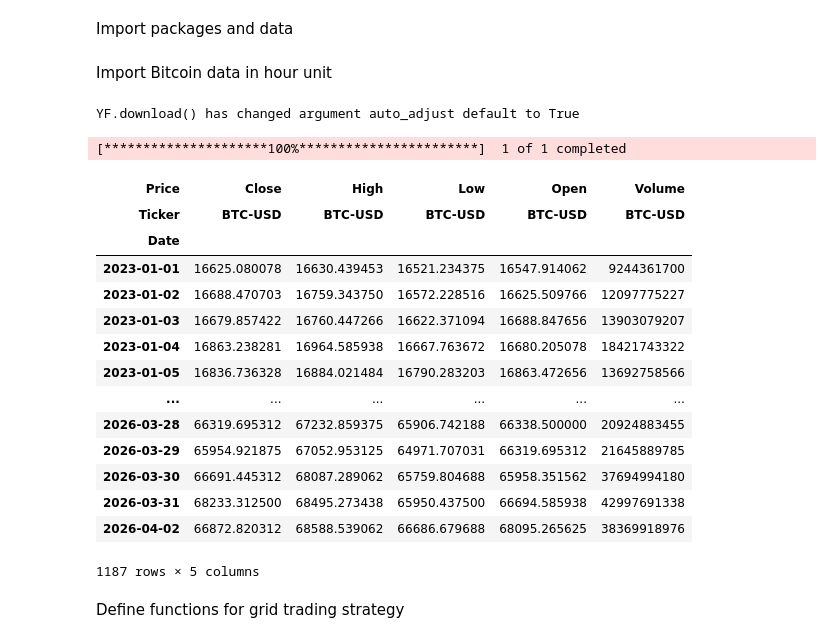
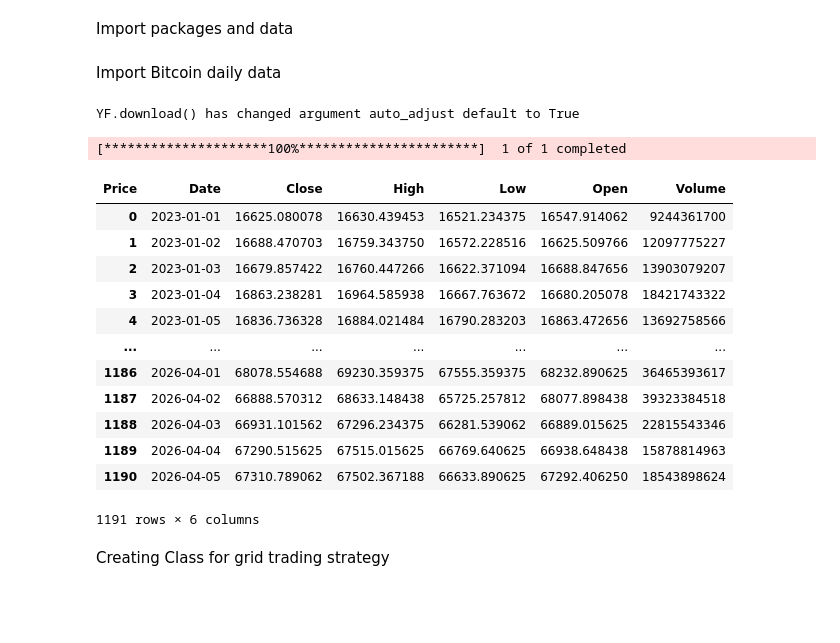
Before and after one commit to PoAn347/Grid_Trading_Strategy, a Jupyter notebook: GridTradingStrategy_Bitcoin.ipynb, the cells around one changed output. Cells and saved outputs as stored; diff of their text form; code cells hidden in the pictures; blank space fills up the shorter version.

```diff
--- a/GridTradingStrategy_Bitcoin.ipynb
+++ b/GridTradingStrategy_Bitcoin.ipynb
@@ -7,27 +7,9 @@ import matplotlib.pyplot as plt
 import matplotlib as mpl
 import yfinance as yf
 # %% [markdown]
-Import Bitcoin data in hour unit
+Import Bitcoin daily data
 # %%
 data = yf.download("BTC-USD", start="2023-01-01", interval="1d")
 # %% [output]
 YF.download() has changed argument auto_adjust default to True
 [*********************100%***********************]  1 of 1 completed
-# %%
-data
-# %% [output]
-| Price | Close | High | Low | Open | Volume |
-| Ticker | BTC-USD | BTC-USD | BTC-USD | BTC-USD | BTC-USD |
-| Date |  |  |  |  |  |
-| 2023-01-01 | 16625.080078 | 16630.439453 | 16521.234375 | 16547.914062 | 9244361700 |
-| 2023-01-02 | 16688.470703 | 16759.343750 | 16572.228516 | 16625.509766 | 12097775227 |
-| 2023-01-03 | 16679.857422 | 16760.447266 | 16622.371094 | 16688.847656 | 13903079207 |
-| 2023-01-04 | 16863.238281 | 16964.585938 | 16667.763672 | 16680.205078 | 18421743322 |
-| 2023-01-05 | 16836.736328 | 16884.021484 | 16790.283203 | 16863.472656 | 13692758566 |
-| ... | ... | ... | ... | ... | ... |
-| 2026-03-28 | 66319.695312 | 67232.859375 | 65906.742188 | 66338.500000 | 20924883455 |
-| 2026-03-29 | 65954.921875 | 67052.953125 | 64971.707031 | 66319.695312 | 21645889785 |
-| 2026-03-30 | 66691.445312 | 68087.289062 | 65759.804688 | 65958.351562 | 37694994180 |
-| 2026-03-31 | 68233.312500 | 68495.273438 | 65950.437500 | 66694.585938 | 42997691338 |
-| 2026-04-02 | 66872.820312 | 68588.539062 | 66686.679688 | 68095.265625 | 38369918976 |
-1187 rows × 5 columns
@@ -34,2 +29,20 @@ data
+# %%
+# Usage:
+df = getcoin(data)
+df
+# %% [output]
+| Price | Date | Close | High | Low | Open | Volume |
+| 0 | 2023-01-01 | 16625.080078 | 16630.439453 | 16521.234375 | 16547.914062 | 9244361700 |
+| 1 | 2023-01-02 | 16688.470703 | 16759.343750 | 16572.228516 | 16625.509766 | 12097775227 |
+| 2 | 2023-01-03 | 16679.857422 | 16760.447266 | 16622.371094 | 16688.847656 | 13903079207 |
+| 3 | 2023-01-04 | 16863.238281 | 16964.585938 | 16667.763672 | 16680.205078 | 18421743322 |
+| 4 | 2023-01-05 | 16836.736328 | 16884.021484 | 16790.283203 | 16863.472656 | 13692758566 |
+| ... | ... | ... | ... | ... | ... | ... |
+| 1186 | 2026-04-01 | 68078.554688 | 69230.359375 | 67555.359375 | 68232.890625 | 36465393617 |
+| 1187 | 2026-04-02 | 66888.570312 | 68633.148438 | 65725.257812 | 68077.898438 | 39323384518 |
+| 1188 | 2026-04-03 | 66931.101562 | 67296.234375 | 66281.539062 | 66889.015625 | 22815543346 |
+| 1189 | 2026-04-04 | 67290.515625 | 67515.015625 | 66769.640625 | 66938.648438 | 15878814963 |
+| 1190 | 2026-04-05 | 67310.789062 | 67502.367188 | 66633.890625 | 67292.406250 | 18543898624 |
+1191 rows × 6 columns
 # %% [markdown]
-Define functions for grid trading strategy
+Creating Class for grid trading strategy
```
Also changed, not shown: parts of 29 cells of this notebook, 1 other file.
